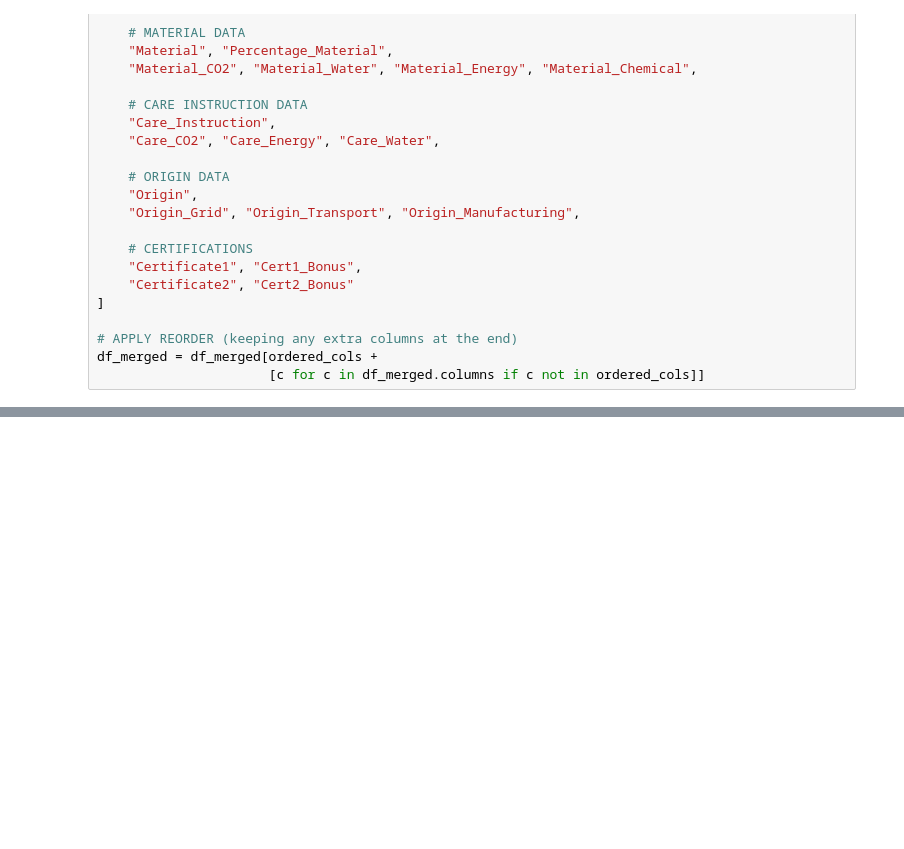
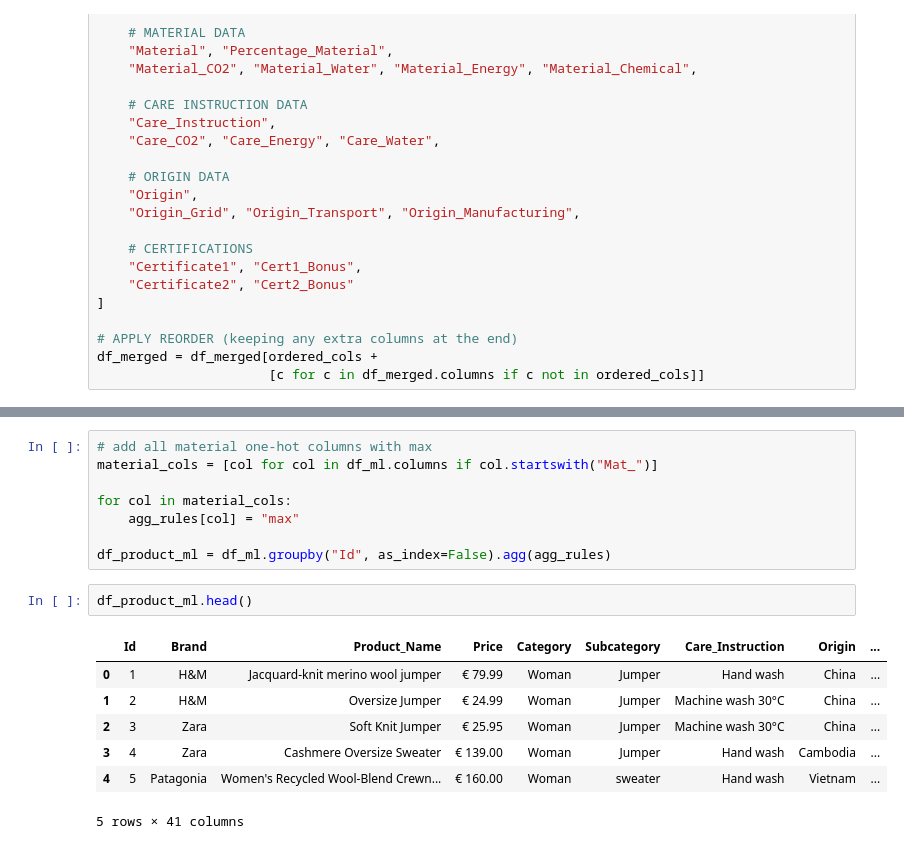
Before and after one commit to tass-gb/Quantifying-sustainability-in-fashion-, a Jupyter notebook: Data.ipynb, the cells around one changed output, grey strips where cells are left out. Drawn from its saved outputs; the diff is of its cells as text; blank space fills up the shorter version.

```diff
--- a/Data.ipynb
+++ b/Data.ipynb
@@ -485,0 +580,18 @@ Final Score=100−Normalized Impact
+# %%
+# add all material one-hot columns with max
+material_cols = [col for col in df_ml.columns if col.startswith("Mat_")]
+
+for col in material_cols:
+    agg_rules[col] = "max"
+
+df_product_ml = df_ml.groupby("Id", as_index=False).agg(agg_rules)
+# %%
+df_product_ml.head()
+# %% [output]
+|  | Id | Brand | Product_Name | Price | Category | Subcategory | Care_Instruction | Origin | ... |
+| 0 | 1 | H&M | Jacquard-knit merino wool jumper | € 79.99 | Woman | Jumper | Hand wash | China | ... |
+| 1 | 2 | H&M | Oversize Jumper | € 24.99 | Woman | Jumper | Machine wash 30°C | China | ... |
+| 2 | 3 | Zara | Soft Knit Jumper | € 25.95 | Woman | Jumper | Machine wash 30°C | China | ... |
+| 3 | 4 | Zara | Cashmere Oversize Sweater | € 139.00 | Woman | Jumper | Hand wash | Cambodia | ... |
+| 4 | 5 | Patagonia | Women's Recycled Wool-Blend Crewn... | € 160.00 | Woman | sweater | Hand wash | Vietnam | ... |
+5 rows × 41 columns
```
Also changed, not shown: parts of 15 cells of this notebook, 2 other files.
